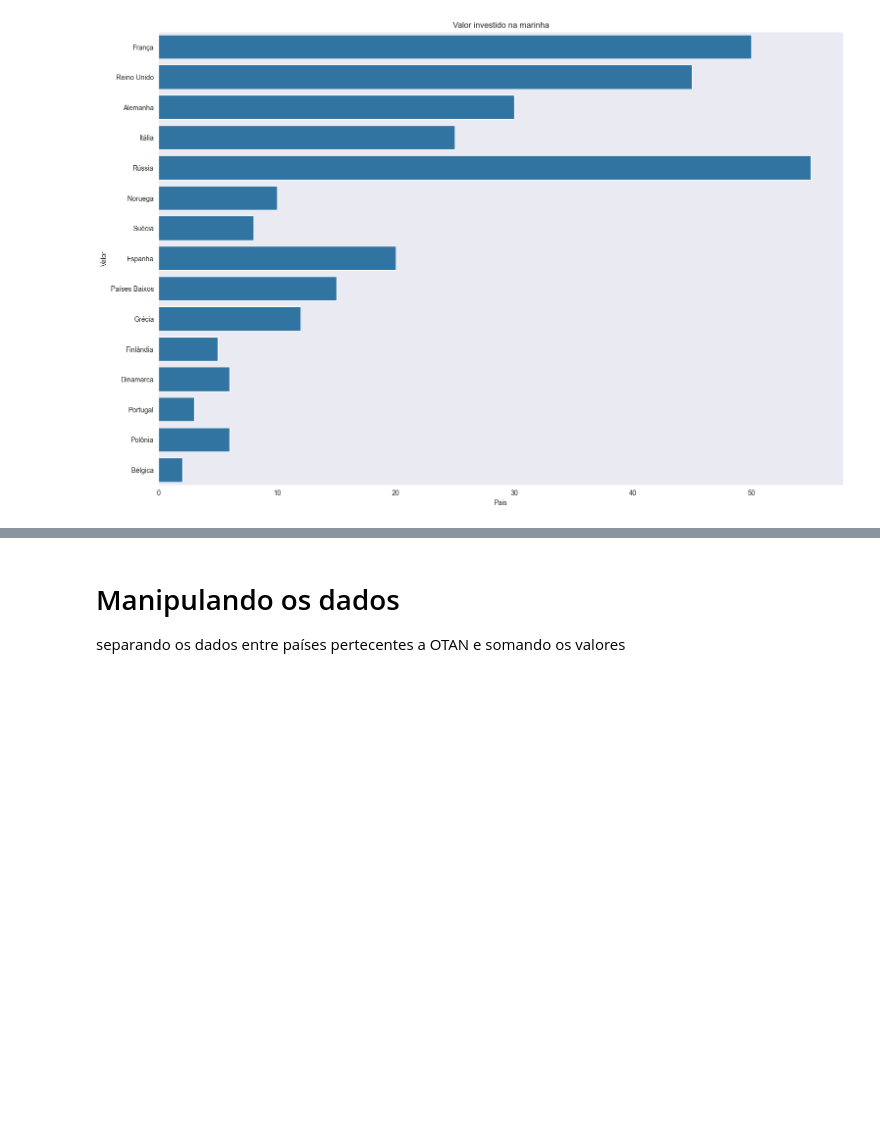
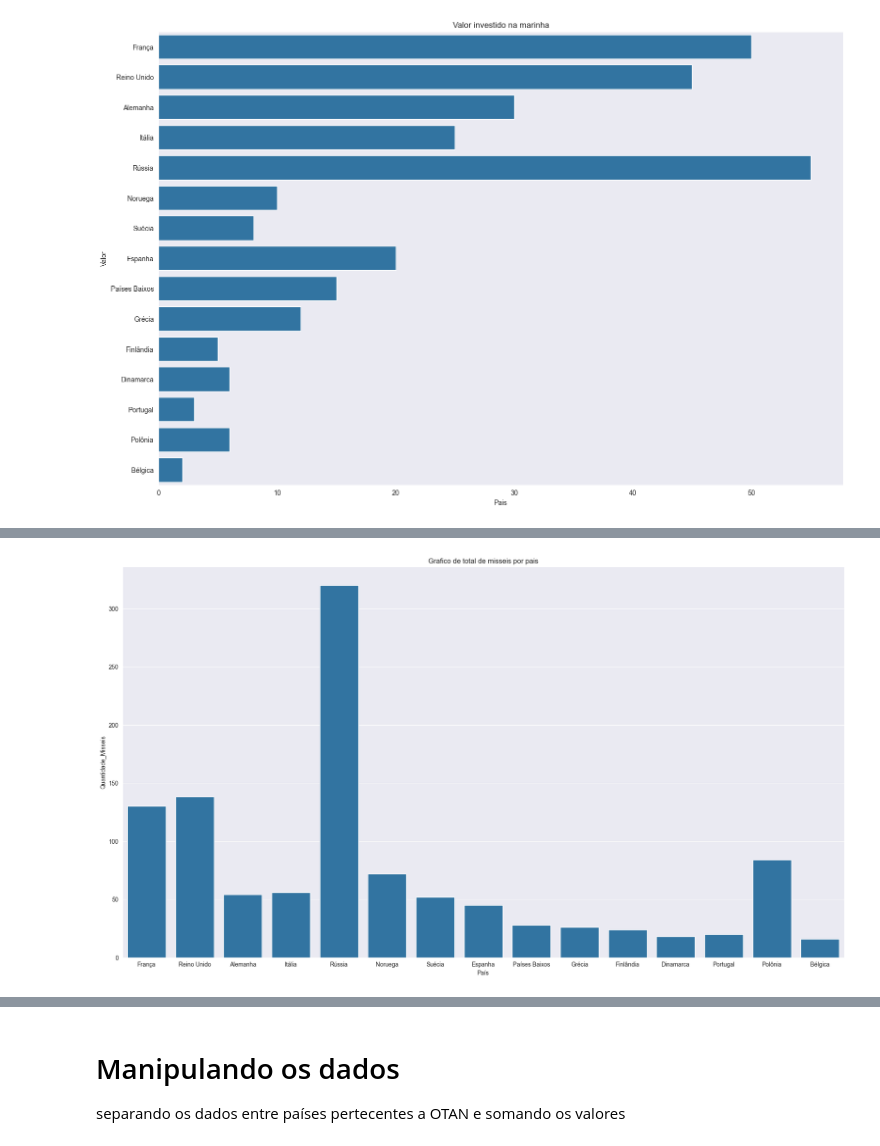
Before and after one commit to Samuelsilvestre/analytics_war, a Jupyter notebook: analttics/analytics_navy.ipynb, the cells around one changed output, grey strips where cells are left out. Cells and saved outputs as stored; diff of their text form; code cells hidden in the pictures; blank space fills up the shorter version.

```diff
--- a/analttics/analytics_navy.ipynb
+++ b/analttics/analytics_navy.ipynb
@@ -90,0 +122,7 @@ plt.ylabel('Valor');
+# %%
+sns.set_style('darkgrid')
+plt.figure(figsize=(22,12))
+plt.title('Grafico de total de misseis por pais')
+grafico = sns.barplot(data=df, x='País', y='Quantidade_Misseis')
+# %% [output]
+[figure, added]
```
Also changed, not shown: parts of 8 cells of this notebook.
